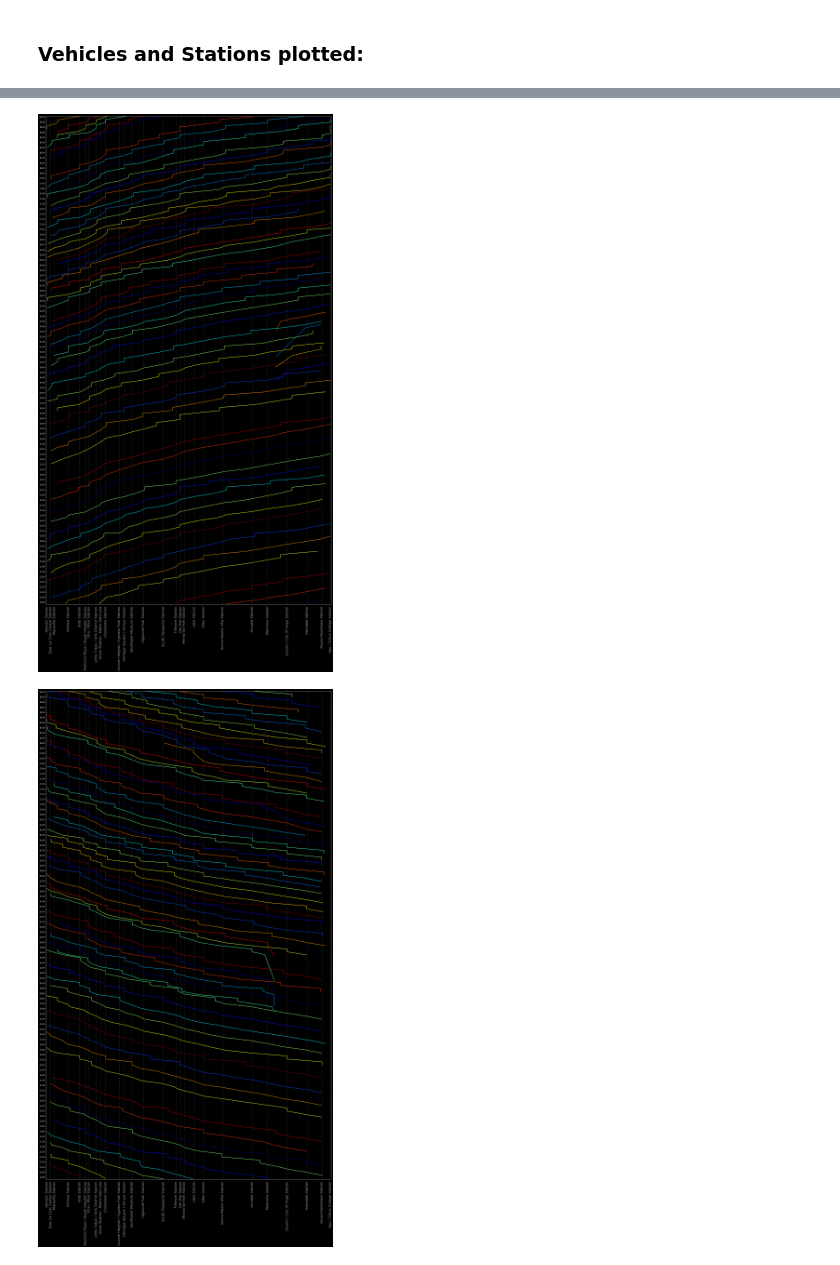
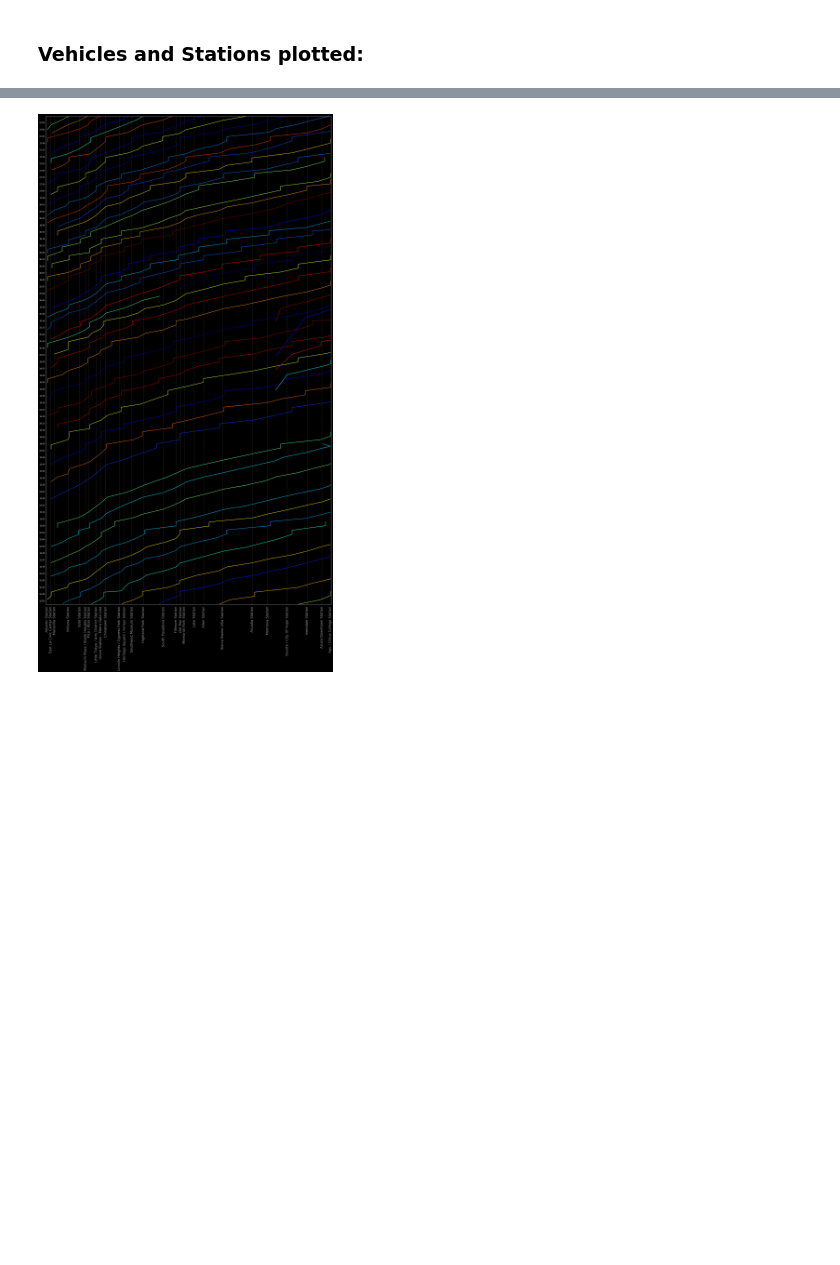
Before and after one commit to metro-ontime/analysis--deprecated, a Jupyter notebook: position_tracker.ipynb, the cells around one changed output, grey strips where cells are left out. Drawn from its saved outputs; the diff is of its cells as text; code cells hidden in the pictures; blank space fills up the shorter version.

```diff
--- a/position_tracker.ipynb
+++ b/position_tracker.ipynb
@@ -36,10 +35,10 @@ tracking_log.head()
 # %% [markdown]
 ### select small window of tracked trains for analysis
 # %%
-from App.classes.Tracker import selectAnalysisWindow, findRelativePositions
-start_date = '08/29/18 11:02:00'
-end_date = '08/29/18 19:00:00'
+from App.classes.Tracker import selectAnalysisWindow
+start_date = '08/29/18 12:00:00'
+end_date = '08/29/18 18:00:00'
 
-analysis_window = selectAnalysisWindow(tracking_log, start_date, end_date).reset_index()
-analysis_window.head()
+analysis_window = selectAnalysisWindow(tracking_log, start_date, end_date)
+len(analysis_window)
 # %% [output]
@@ -54,6 +48,6 @@ analysis_window.head()
 Assuming direction 0 is northbound and 180 is southbound
 # %%
 from App.classes.Tracker import analyzeSelection
-analysis_window = analyzeSelection(analysis_window, gold_line_stations, gold_line)
-analysis_window.head()
+analyzed = analyzeSelection(analysis_window, gold_line.stations, gold_line.track)
+"DONE"
 # %% [output]
@@ -78,4 +76,4 @@ analysis_window.plot(ax=gold_line_plot, markersize=150, color="#ff0000")
 # %%
-northbound = analysis_window.loc[analysis_window['direction'] == 0.].groupby('vehicle_id')
-southbound = analysis_window.loc[analysis_window['direction'] == 180.].groupby('vehicle_id')
-station_distances = gold_line_stations['relative_position']
+northbound = analyzed.loc[analyzed['direction'] == 0.]
+southbound = analyzed.loc[analyzed['direction'] == 180.]
+station_distances = gold_line.stations['relative_position']
@@ -87,9 +80,9 @@ colors = assignColorsToTrains(train_ids)
-# %%
-from App.classes.Visualizer import makeMarey
-time_min = analysis_window['datetime'].min()
-time_max = analysis_window['datetime'].max()
-northbound_marey = makeMarey(gold_line_stations, northbound, colors, time_min, time_max)
-southbound_marey = makeMarey(gold_line_stations, southbound, colors, time_min, time_max)
-# %% [output]
-[figure, removed]
-[figure, removed]
+# %%
+from App.classes.Visualizer import Marey
+
+northPlot = Marey(gold_line.stations, northbound)
+southPlot = Marey(gold_line.stations, southbound)
+# %%
+northPlot.plot()
+# %% [output]
+[figure, added]
```
Also changed, not shown: parts of 8 cells of this notebook, 2 other files.
